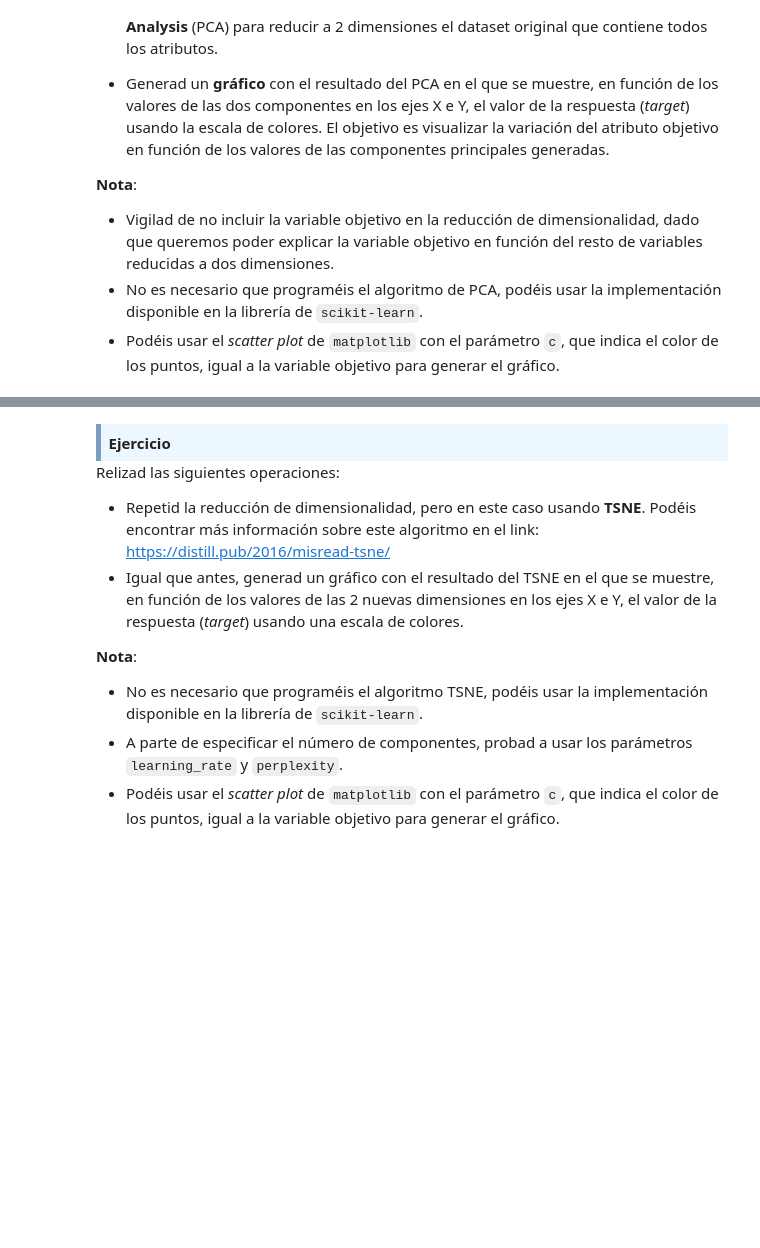
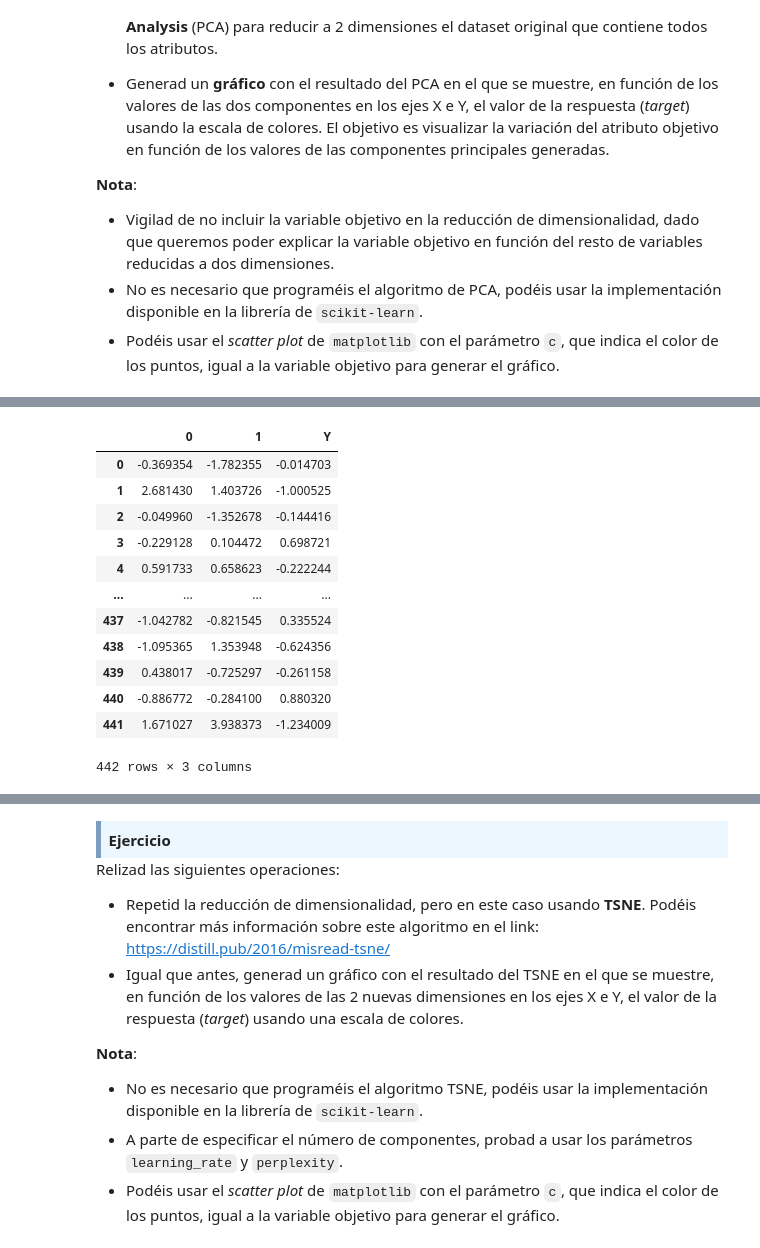
Before and after one commit to angelbujalance/MAME_PEC, a Jupyter notebook: M2.855_20221_PEC1-Enunciado.ipynb, the cells around one changed output, grey strips where cells are left out. Saved outputs shown, nothing was run; the diff lists cells and outputs as text; code cells hidden in the pictures; blank space fills up the shorter version.

```diff
--- a/M2.855_20221_PEC1-Enunciado.ipynb
+++ b/M2.855_20221_PEC1-Enunciado.ipynb
@@ -424,0 +448,18 @@ Relizad las siguientes acciones:
+# %%
+df_pca = cuantnorX.dot(pc2)
+df_pca['Y'] = cuantnor.Y
+df_pca
+# %% [output]
+|  | 0 | 1 | Y |
+| 0 | -0.369354 | -1.782355 | -0.014703 |
+| 1 | 2.681430 | 1.403726 | -1.000525 |
+| 2 | -0.049960 | -1.352678 | -0.144416 |
+| 3 | -0.229128 | 0.104472 | 0.698721 |
+| 4 | 0.591733 | 0.658623 | -0.222244 |
+| ... | ... | ... | ... |
+| 437 | -1.042782 | -0.821545 | 0.335524 |
+| 438 | -1.095365 | 1.353948 | -0.624356 |
+| 439 | 0.438017 | -0.725297 | -0.261158 |
+| 440 | -0.886772 | -0.284100 | 0.880320 |
+| 441 | 1.671027 | 3.938373 | -1.234009 |
+442 rows × 3 columns
```
Also changed, not shown: parts of 5 cells of this notebook.
